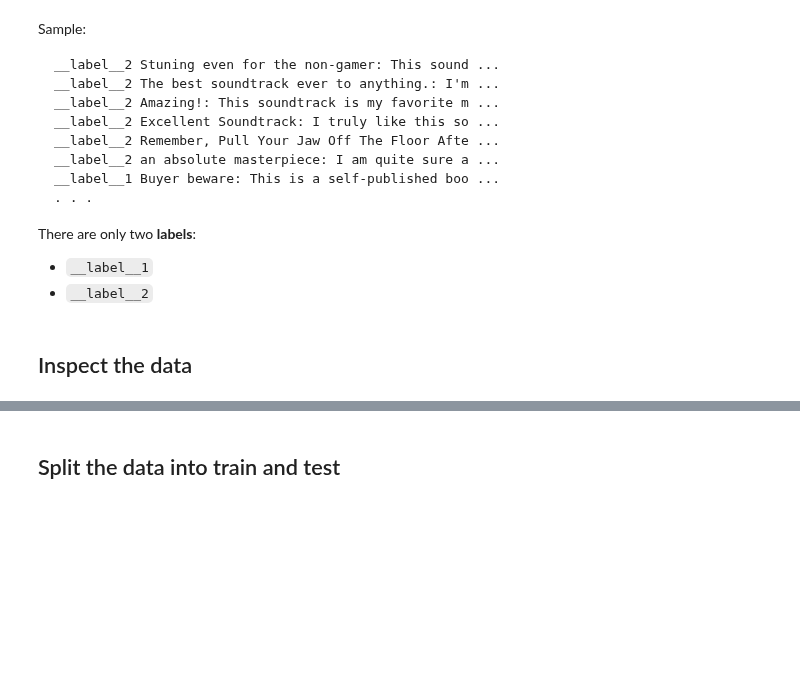
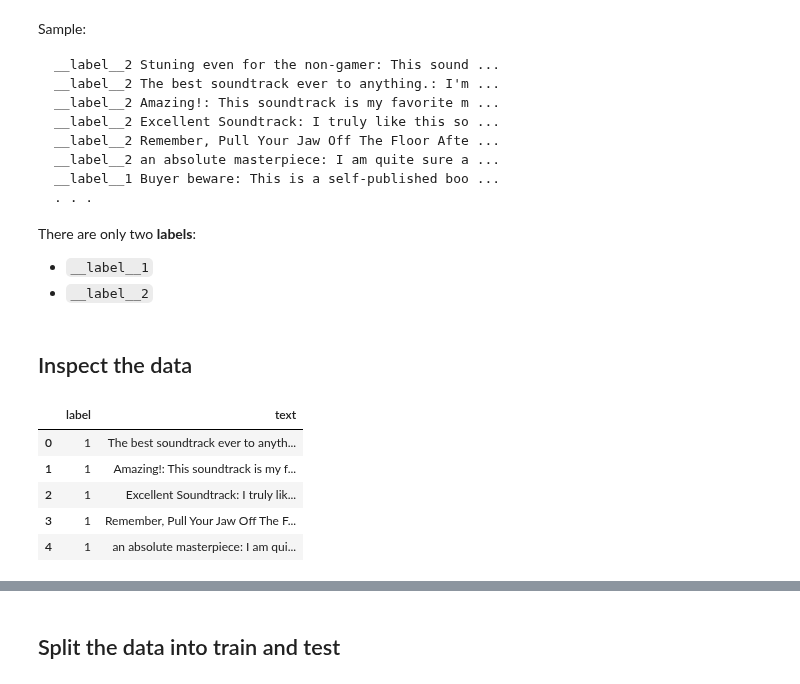
Before and after one commit to LouisMcArdell/IOD-Work, a Jupyter notebook: Labs/Module 8/IOD_Lab-8_5 - Text Classification.ipynb, the cells around one changed output, grey strips where cells are left out. Drawn from its saved outputs; the diff is of its cells as text; code cells hidden in the pictures; blank space fills up the shorter version.

```diff
--- a/Labs/Module 8/IOD_Lab-8_5 - Text Classification.ipynb
+++ b/Labs/Module 8/IOD_Lab-8_5 - Text Classification.ipynb
@@ -69,3 +69,11 @@ trainDF['label'] = trainDF['label'] - 1
 ## Inspect the data
 # %%
 # ANSWER
+trainDF.head()
+# %% [output]
+|  | label | text |
+| 0 | 1 | The best soundtrack ever to anyth... |
+| 1 | 1 | Amazing!: This soundtrack is my f... |
+| 2 | 1 | Excellent Soundtrack: I truly lik... |
+| 3 | 1 | Remember, Pull Your Jaw Off The F... |
+| 4 | 1 | an absolute masterpiece: I am qui... |
```
Also changed, not shown: parts of 36 cells of this notebook.
